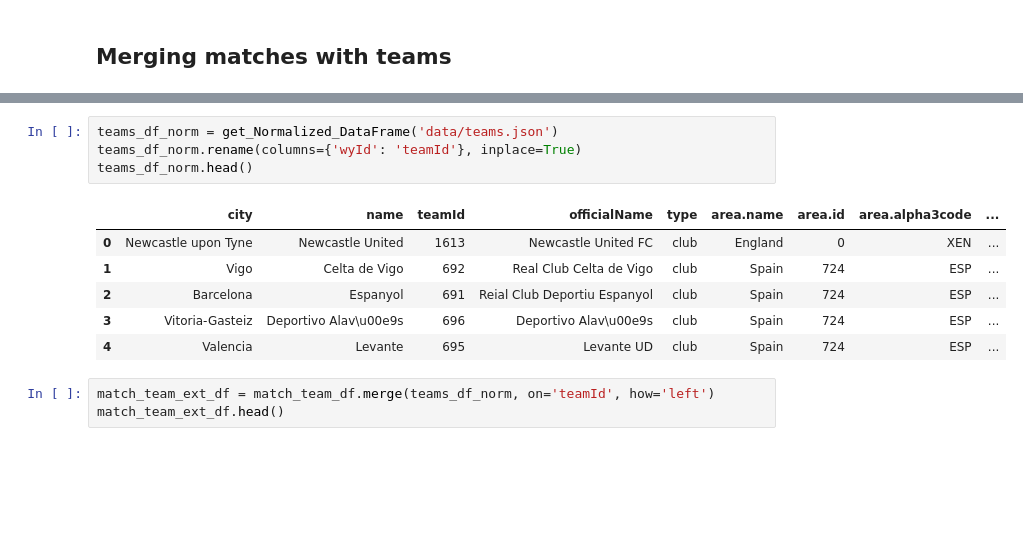
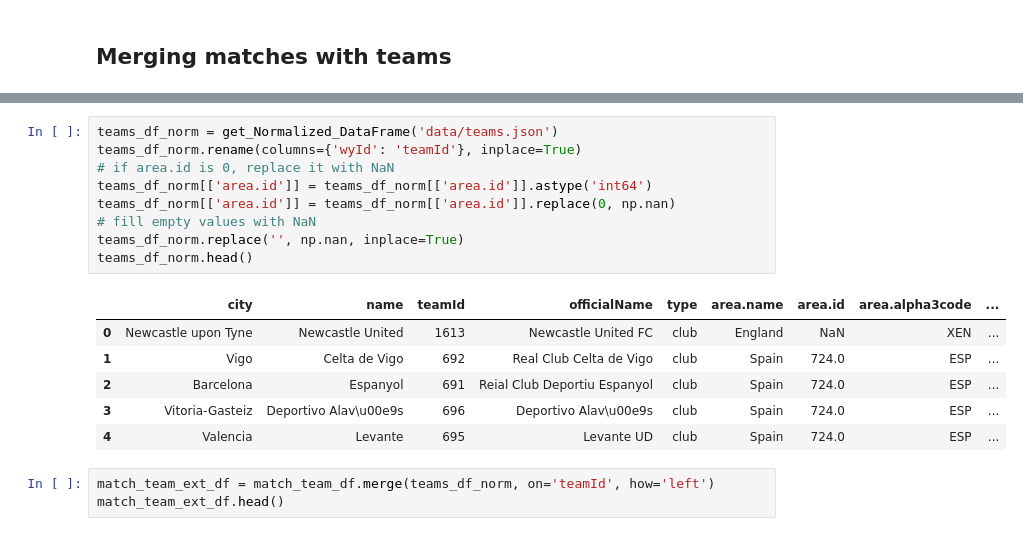
Before and after one commit to dilancroos/data_science_project, a Jupyter notebook: main.ipynb, the cells around one changed output, grey strips where cells are left out. Saved outputs shown, nothing was run; the diff lists cells and outputs as text; blank space fills up the shorter version.

```diff
--- a/main.ipynb
+++ b/main.ipynb
@@ -235,17 +235,22 @@ match_team_df.head()
 | 2 | Played | 4405654 | 38 | 181150 | 2018-05-13 14:00:00 | 1 | Selhurst Park | 2500090 | Crystal Palace - West Bromwich Al... | May 13, 2018 at 4:00:00 PM GMT+2 | Regular | ... |
 | 3 | Played | 4405654 | 38 | 181150 | 2018-05-13 14:00:00 | 0 | Selhurst Park | 2500090 | Crystal Palace - West Bromwich Al... | May 13, 2018 at 4:00:00 PM GMT+2 | Regular | ... |
 | 4 | Played | 4405654 | 38 | 181150 | 2018-05-13 14:00:00 | 1 | The John Smith's Stadium | 2500091 | Huddersfield Town - Arsenal, 0 - 1 | May 13, 2018 at 4:00:00 PM GMT+2 | Regular | ... |
-# %%
-teams_df_norm = get_Normalized_DataFrame('data/teams.json')
-teams_df_norm.rename(columns={'wyId': 'teamId'}, inplace=True)
-teams_df_norm.head()
-# %% [output]
-|  | city | name | teamId | officialName | type | area.name | area.id | area.alpha3code | ... |
-| 0 | Newcastle upon Tyne | Newcastle United | 1613 | Newcastle United FC | club | England | 0 | XEN | ... |
-| 1 | Vigo | Celta de Vigo | 692 | Real Club Celta de Vigo | club | Spain | 724 | ESP | ... |
-| 2 | Barcelona | Espanyol | 691 | Reial Club Deportiu Espanyol | club | Spain | 724 | ESP | ... |
-| 3 | Vitoria-Gasteiz | Deportivo Alav\u00e9s | 696 | Deportivo Alav\u00e9s | club | Spain | 724 | ESP | ... |
-| 4 | Valencia | Levante | 695 | Levante UD | club | Spain | 724 | ESP | ... |
+# %%
+teams_df_norm = get_Normalized_DataFrame('data/teams.json')
+teams_df_norm.rename(columns={'wyId': 'teamId'}, inplace=True)
+# if area.id is 0, replace it with NaN
+teams_df_norm[['area.id']] = teams_df_norm[['area.id']].astype('int64')
+teams_df_norm[['area.id']] = teams_df_norm[['area.id']].replace(0, np.nan)
+# fill empty values with NaN
+teams_df_norm.replace('', np.nan, inplace=True)
+teams_df_norm.head()
+# %% [output]
+|  | city | name | teamId | officialName | type | area.name | area.id | area.alpha3code | ... |
+| 0 | Newcastle upon Tyne | Newcastle United | 1613 | Newcastle United FC | club | England | NaN | XEN | ... |
+| 1 | Vigo | Celta de Vigo | 692 | Real Club Celta de Vigo | club | Spain | 724.0 | ESP | ... |
+| 2 | Barcelona | Espanyol | 691 | Reial Club Deportiu Espanyol | club | Spain | 724.0 | ESP | ... |
+| 3 | Vitoria-Gasteiz | Deportivo Alav\u00e9s | 696 | Deportivo Alav\u00e9s | club | Spain | 724.0 | ESP | ... |
+| 4 | Valencia | Levante | 695 | Levante UD | club | Spain | 724.0 | ESP | ... |
 # %%
 match_team_ext_df = match_team_df.merge(teams_df_norm, on='teamId', how='left')
 match_team_ext_df.head()
```
Also changed, not shown: parts of 7 cells of this notebook.
